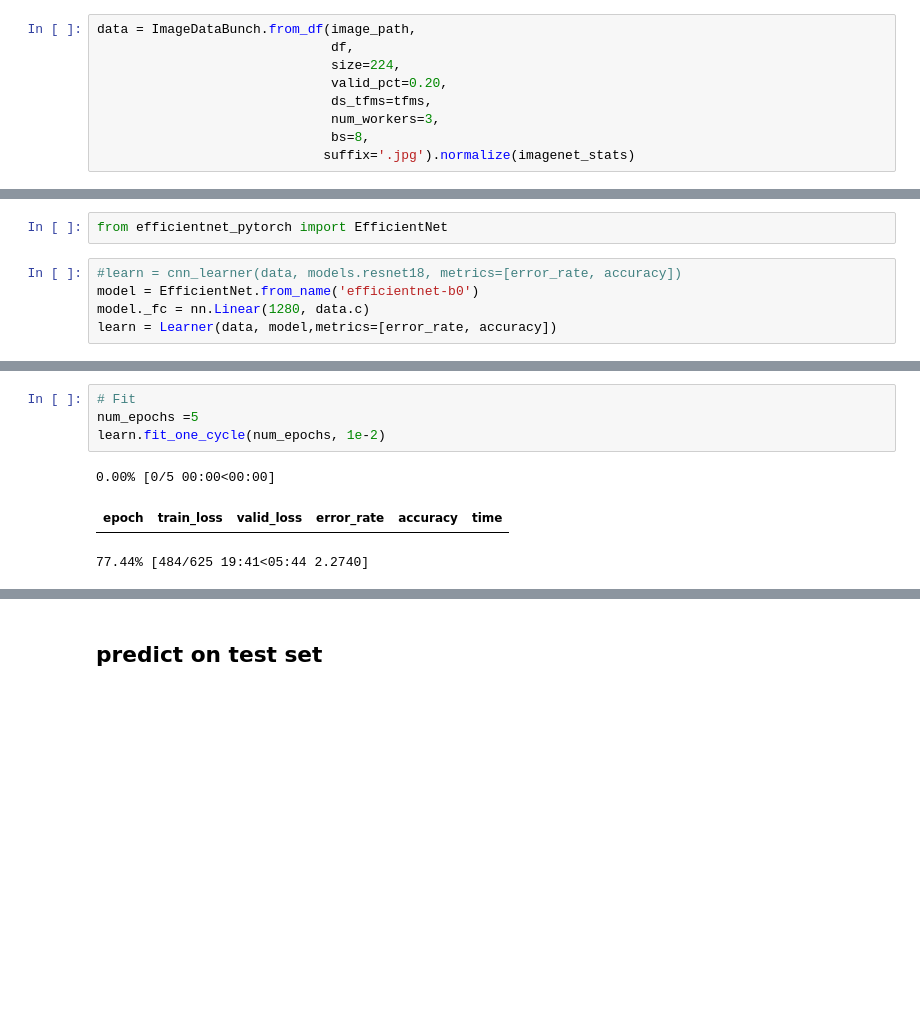
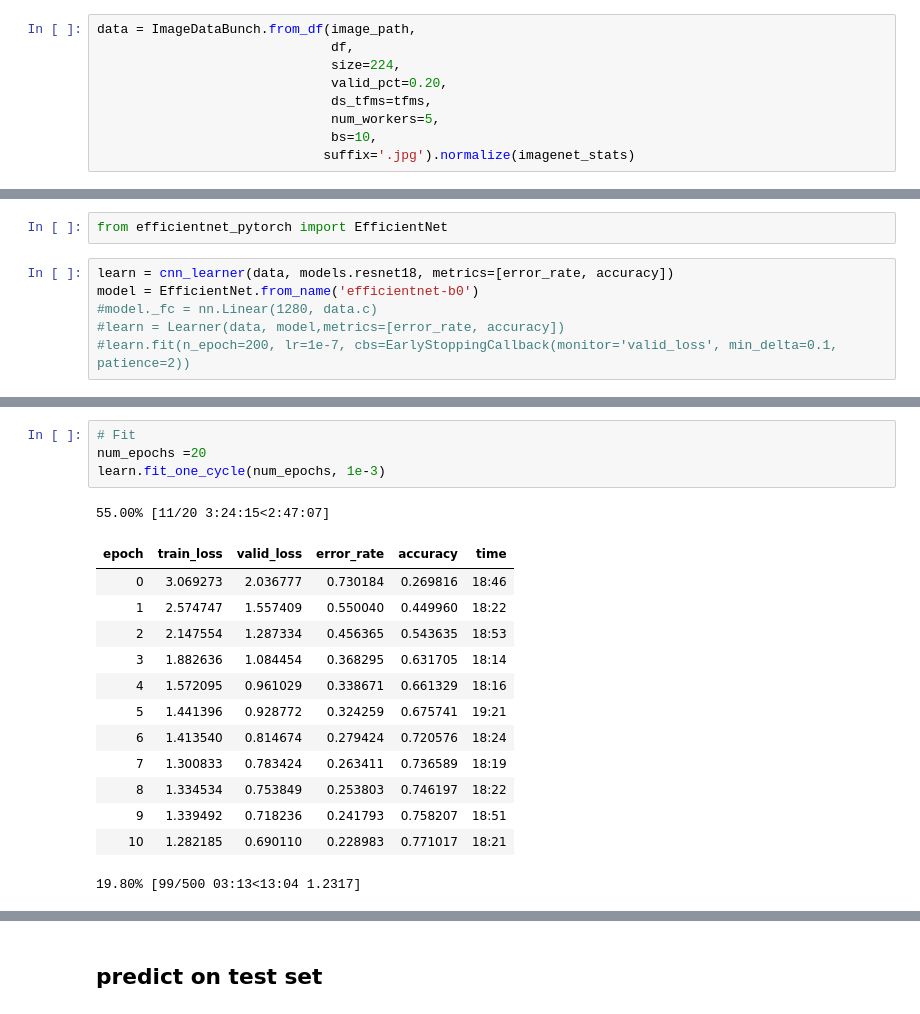
Before and after one commit to WanjohiChristopher/Zindi-Kenya-Sign-Language-Classification, a Jupyter notebook: Kenyan_Sign_LanguageClassification.ipynb, the cells around one changed output, grey strips where cells are left out. Drawn from its saved outputs; the diff is of its cells as text; blank space fills up the shorter version.

```diff
--- a/Kenyan_Sign_LanguageClassification.ipynb
+++ b/Kenyan_Sign_LanguageClassification.ipynb
@@ -52,8 +52,8 @@ data = ImageDataBunch.from_df(image_path,
                               size=224,
                               valid_pct=0.20,
                               ds_tfms=tfms,
-                              num_workers=3,
-                              bs=8,
+                              num_workers=5,
+                              bs=10,
                              suffix='.jpg').normalize(imagenet_stats)
 # %%
 # There are 9 classes!
@@ -77,7 +85,8 @@ Requirement already satisfied: typing-extensions in /usr/local/lib/python3.7/dis
 # %%
 from efficientnet_pytorch import EfficientNet
 # %%
-#learn = cnn_learner(data, models.resnet18, metrics=[error_rate, accuracy])
+learn = cnn_learner(data, models.resnet18, metrics=[error_rate, accuracy])
 model = EfficientNet.from_name('efficientnet-b0')
-model._fc = nn.Linear(1280, data.c)
-learn = Learner(data, model,metrics=[error_rate, accuracy])
+#model._fc = nn.Linear(1280, data.c)
+#learn = Learner(data, model,metrics=[error_rate, accuracy])
+#learn.fit(n_epoch=200, lr=1e-7, cbs=EarlyStoppingCallback(monitor='valid_loss', min_delta=0.1, patience=2))
@@ -84,8 +95,19 @@ learn = Learner(data, model,metrics=[error_rate, accuracy])
 # %%
 # Fit
-num_epochs =5
-learn.fit_one_cycle(num_epochs, 1e-2)
+num_epochs =20
+learn.fit_one_cycle(num_epochs, 1e-3)
 # %% [output]
-0.00% [0/5 00:00<00:00]
+55.00% [11/20 3:24:15<2:47:07]
 | epoch | train_loss | valid_loss | error_rate | accuracy | time |
+| 0 | 3.069273 | 2.036777 | 0.730184 | 0.269816 | 18:46 |
+| 1 | 2.574747 | 1.557409 | 0.550040 | 0.449960 | 18:22 |
+| 2 | 2.147554 | 1.287334 | 0.456365 | 0.543635 | 18:53 |
+| 3 | 1.882636 | 1.084454 | 0.368295 | 0.631705 | 18:14 |
+| 4 | 1.572095 | 0.961029 | 0.338671 | 0.661329 | 18:16 |
+| 5 | 1.441396 | 0.928772 | 0.324259 | 0.675741 | 19:21 |
+| 6 | 1.413540 | 0.814674 | 0.279424 | 0.720576 | 18:24 |
+| 7 | 1.300833 | 0.783424 | 0.263411 | 0.736589 | 18:19 |
+| 8 | 1.334534 | 0.753849 | 0.253803 | 0.746197 | 18:22 |
+| 9 | 1.339492 | 0.718236 | 0.241793 | 0.758207 | 18:51 |
+| 10 | 1.282185 | 0.690110 | 0.228983 | 0.771017 | 18:21 |
-77.44% [484/625 19:41<05:44 2.2740]
+19.80% [99/500 03:13<13:04 1.2317]
```
Also changed, not shown: parts of 11 cells of this notebook.
